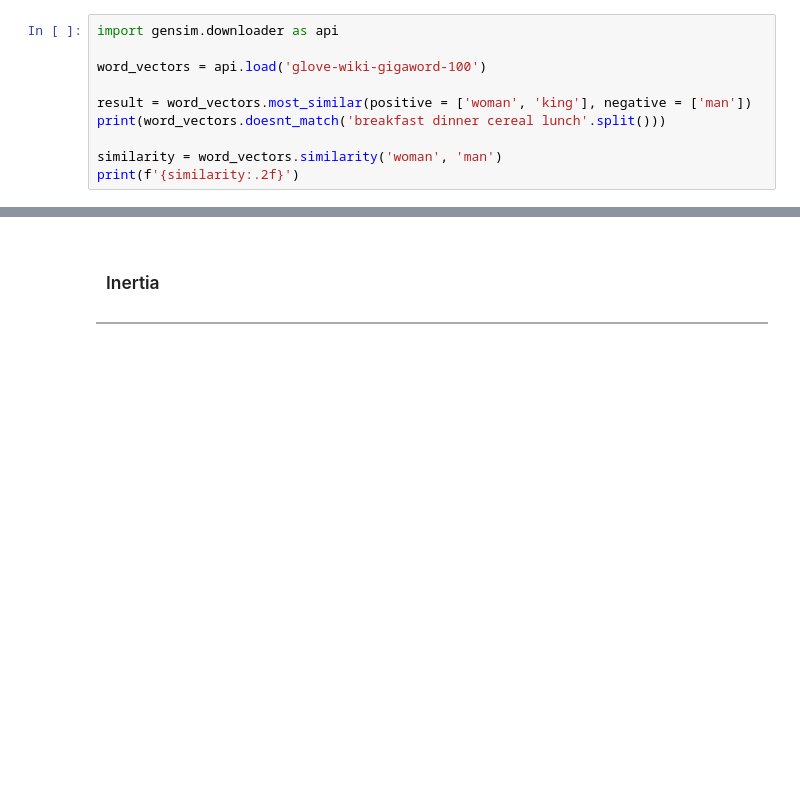
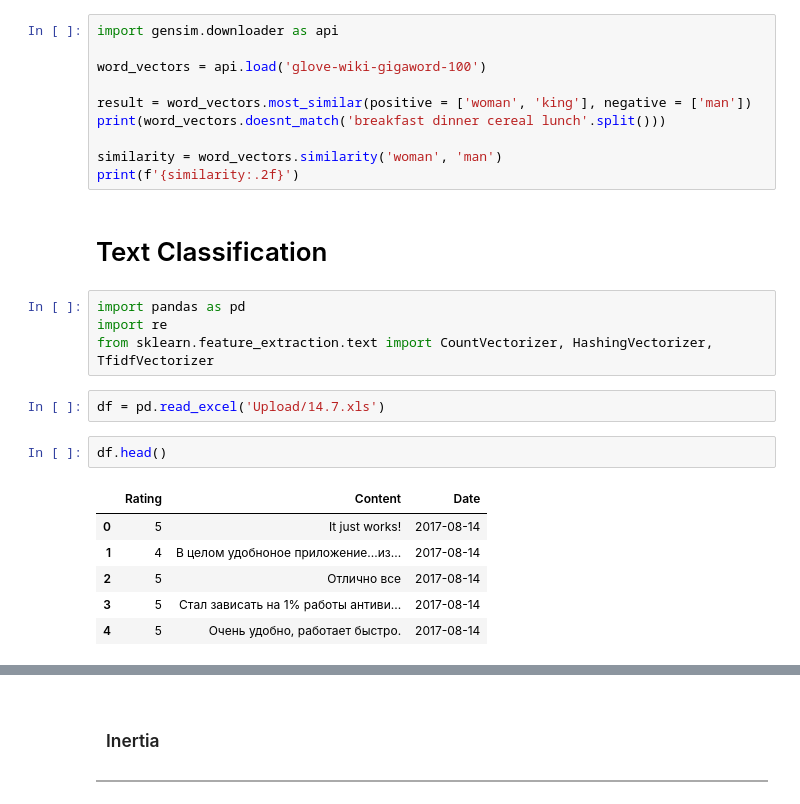
Before and after one commit to leopoldgerber/Machine-Learning, a Jupyter notebook: ML-14.Text.ipynb, the cells around one changed output, grey strips where cells are left out. Drawn from its saved outputs; the diff is of its cells as text; blank space fills up the shorter version.

Commit message:
Update ML-14.Text Started Text Classification

```diff
--- a/ML-14.Text.ipynb
+++ b/ML-14.Text.ipynb
@@ -437,3 +442,21 @@ print(word_vectors.doesnt_match('breakfast dinner cereal lunch'.split()))
 
 similarity = word_vectors.similarity('woman', 'man')
 print(f'{similarity:.2f}')
+# %% [markdown]
+<a id = 'text_classification'></a>
+# Text Classification
+# %%
+import pandas as pd
+import re
+from sklearn.feature_extraction.text import CountVectorizer, HashingVectorizer, TfidfVectorizer
+# %%
+df = pd.read_excel('Upload/14.7.xls')
+# %%
+df.head()
+# %% [output]
+|  | Rating | Content | Date |
+| 0 | 5 | It just works! | 2017-08-14 |
+| 1 | 4 | В целом удобноное приложение...из... | 2017-08-14 |
+| 2 | 5 | Отлично все | 2017-08-14 |
+| 3 | 5 | Стал зависать на 1% работы антиви... | 2017-08-14 |
+| 4 | 5 | Очень удобно, работает быстро. | 2017-08-14 |
```
Also changed, not shown: parts of 10 cells of this notebook.
